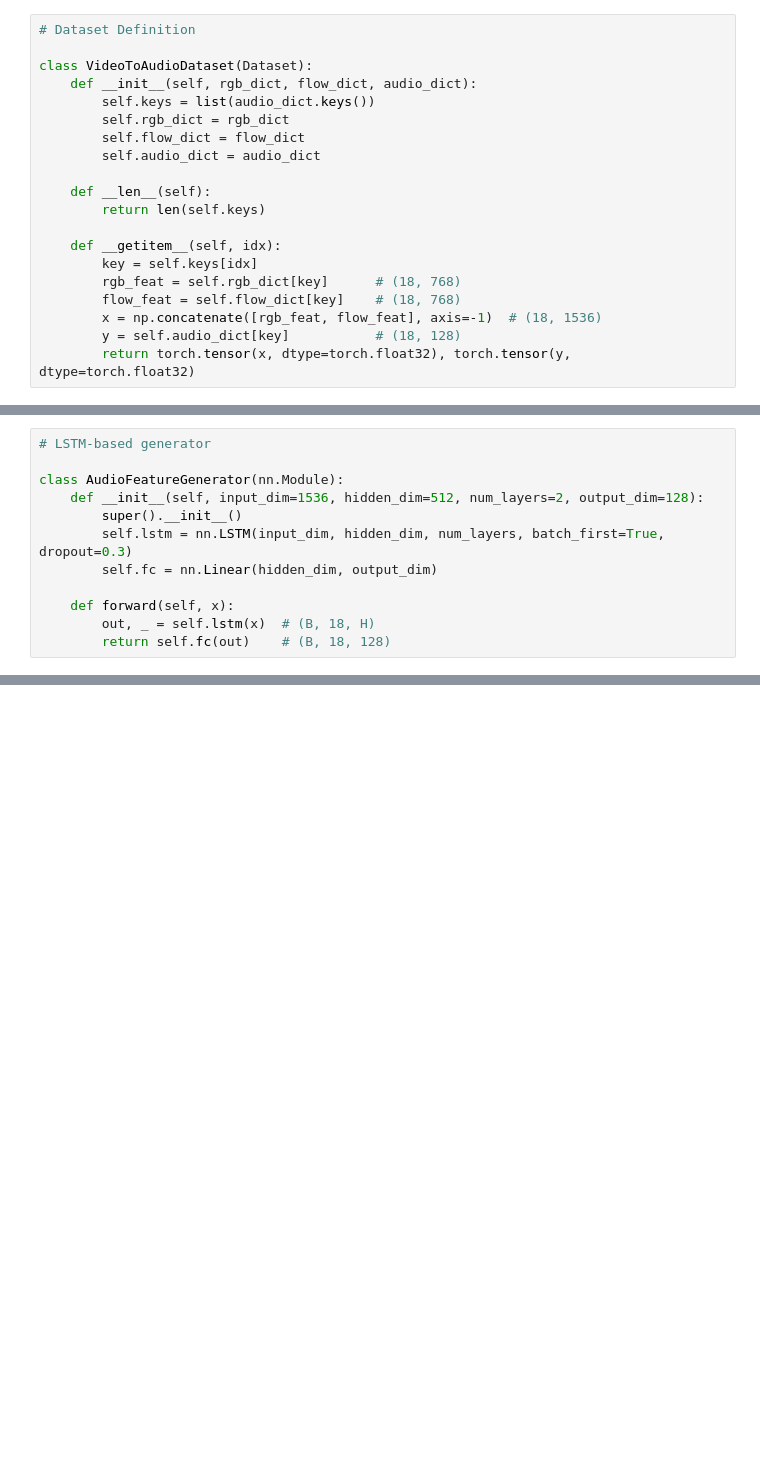
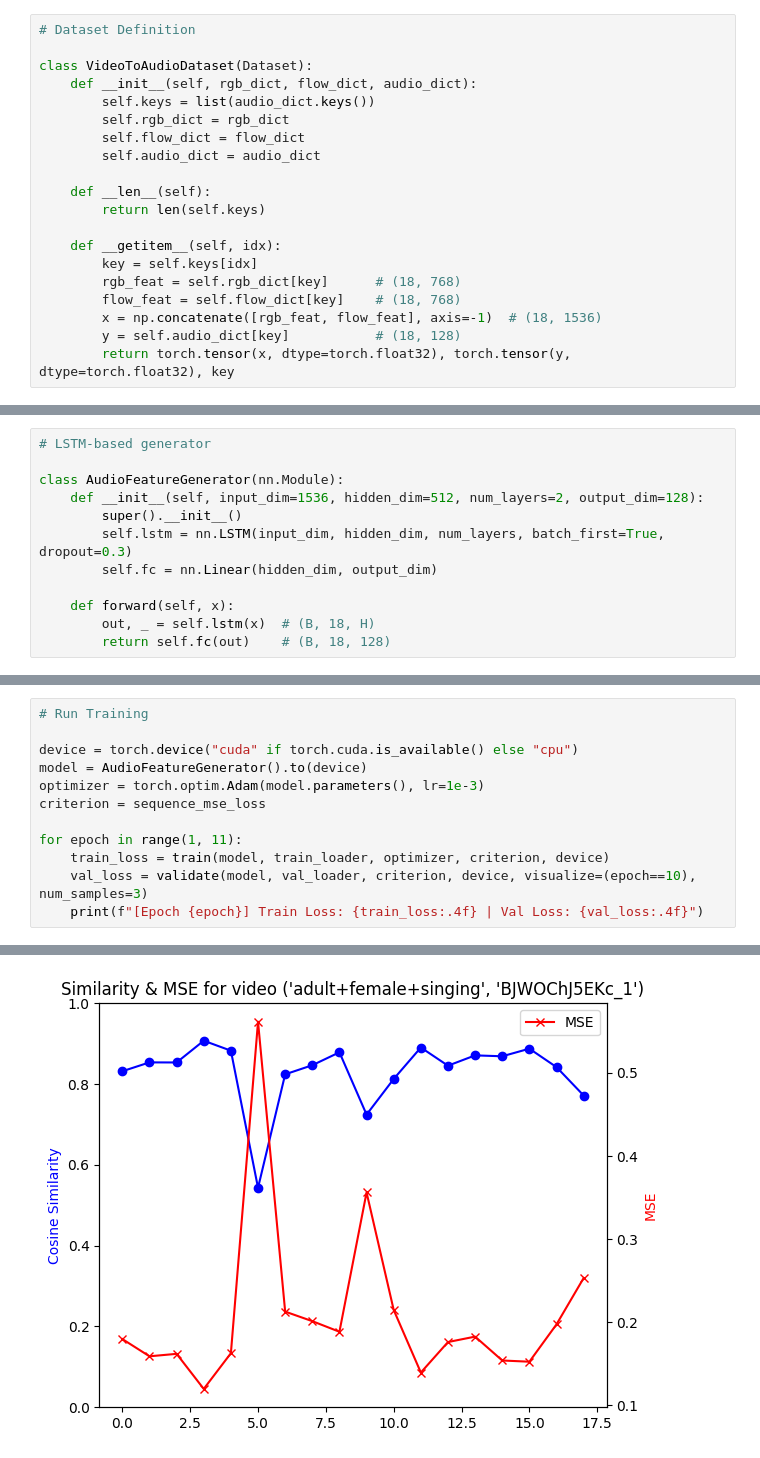
Before and after one commit to yoonseoah/TeamPossible, a Jupyter notebook: baseline/LSTM.ipynb, the cells around one changed output, grey strips where cells are left out. Cells and saved outputs as stored; diff of their text form; blank space fills up the shorter version.

```diff
--- a/baseline/LSTM.ipynb
+++ b/baseline/LSTM.ipynb
@@ -37,7 +40,7 @@ class VideoToAudioDataset(Dataset):
         flow_feat = self.flow_dict[key]    # (18, 768)
         x = np.concatenate([rgb_feat, flow_feat], axis=-1)  # (18, 1536)
         y = self.audio_dict[key]           # (18, 128)
-        return torch.tensor(x, dtype=torch.float32), torch.tensor(y, dtype=torch.float32)
+        return torch.tensor(x, dtype=torch.float32), torch.tensor(y, dtype=torch.float32), key
 # %%
 # 데이터 불러오기
 
@@ -58,0 +136,13 @@ class AudioFeatureGenerator(nn.Module):
+# %%
+# Run Training
+
+device = torch.device("cuda" if torch.cuda.is_available() else "cpu")
+model = AudioFeatureGenerator().to(device)
+optimizer = torch.optim.Adam(model.parameters(), lr=1e-3)
+criterion = sequence_mse_loss
+
+for epoch in range(1, 11):
+    train_loss = train(model, train_loader, optimizer, criterion, device)
+    val_loss = validate(model, val_loader, criterion, device, visualize=(epoch==10), num_samples=3)
+    print(f"[Epoch {epoch}] Train Loss: {train_loss:.4f} | Val Loss: {val_loss:.4f}")
+# %% [output]
@@ -58,0 +158 @@ class AudioFeatureGenerator(nn.Module):
+[figure, added]
```
Also changed, not shown: parts of 15 cells of this notebook, 1 other file.
